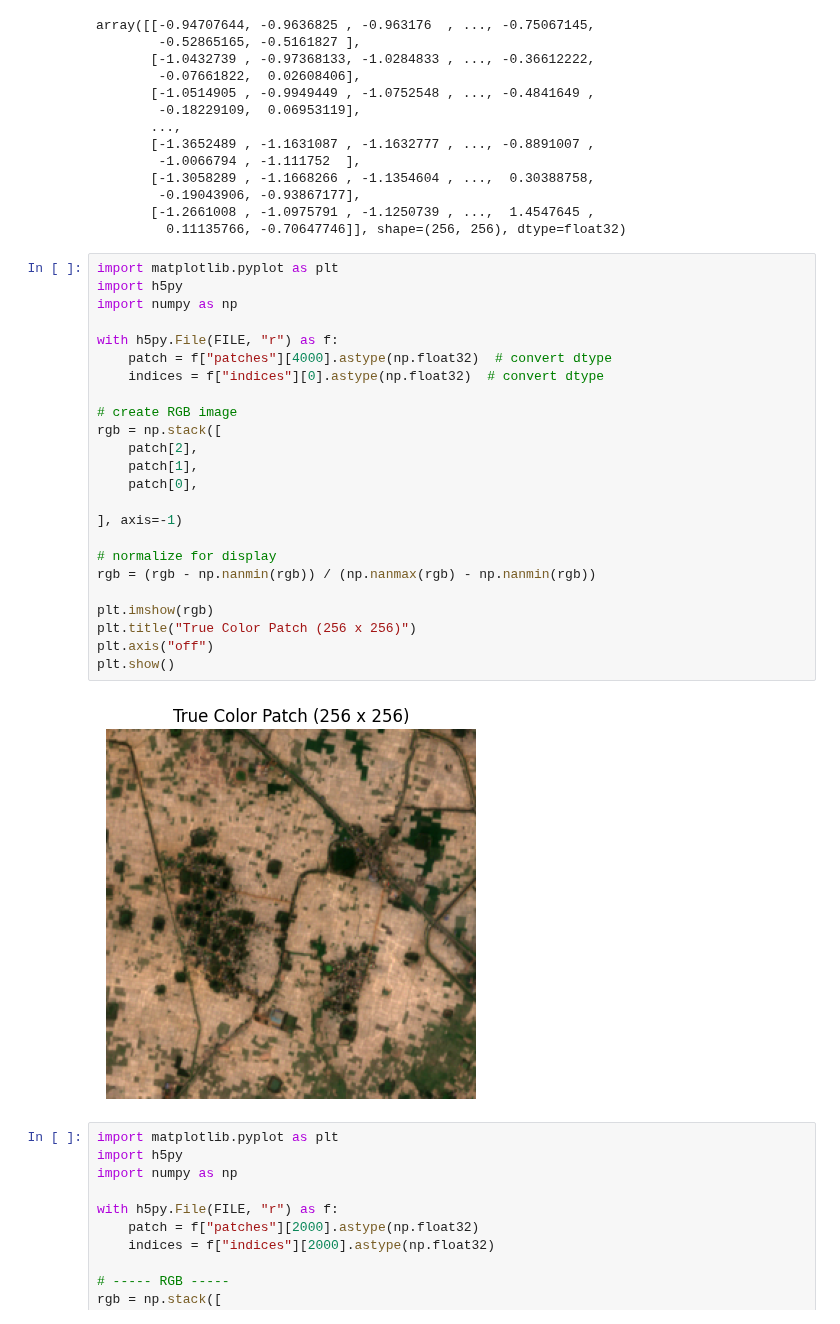
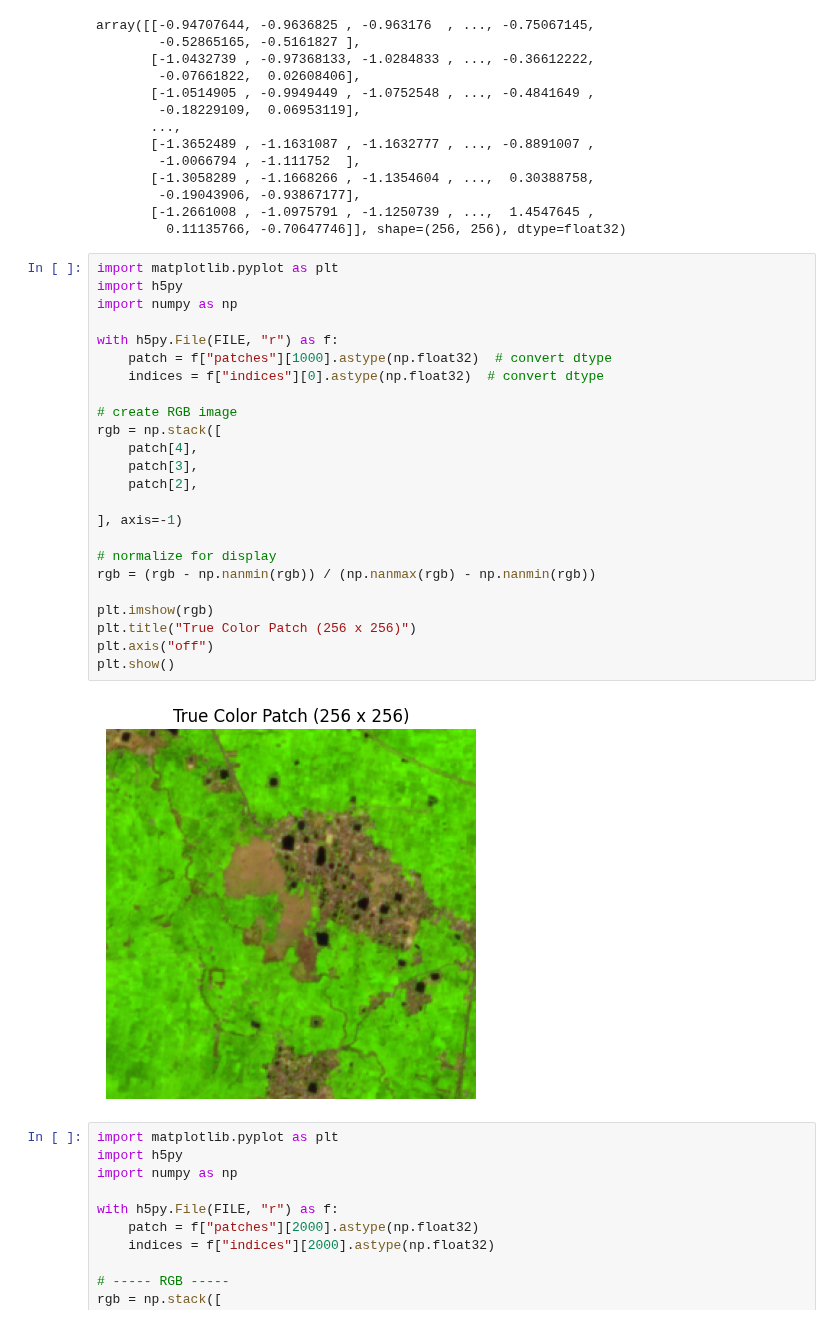
Before and after one commit to Souvik-Dutta12/Final-Yr-Project, a Jupyter notebook: soil_type_classification/models/soil_type_classification.ipynb, the cells around one changed output. Cells and saved outputs as stored; diff of their text form.

```diff
--- a/soil_type_classification/models/soil_type_classification.ipynb
+++ b/soil_type_classification/models/soil_type_classification.ipynb
@@ -788,29 +784,29 @@ array([[-0.94707644, -0.9636825 , -0.963176  , ..., -0.75067145,
 # %%
 import matplotlib.pyplot as plt
 import h5py
 import numpy as np
 
 with h5py.File(FILE, "r") as f:
-    patch = f["patches"][4000].astype(np.float32)  # convert dtype
+    patch = f["patches"][1000].astype(np.float32)  # convert dtype
     indices = f["indices"][0].astype(np.float32)  # convert dtype
 
 # create RGB image
 rgb = np.stack([
+    patch[4],
+    patch[3],
     patch[2],
-    patch[1],
-    patch[0],
 
 ], axis=-1)
 
 # normalize for display
 rgb = (rgb - np.nanmin(rgb)) / (np.nanmax(rgb) - np.nanmin(rgb))
 
 plt.imshow(rgb)
 plt.title("True Color Patch (256 x 256)")
 plt.axis("off")
 plt.show()
 # %% [output]
-[figure, old version]
+[figure, new version]
 # %%
 import matplotlib.pyplot as plt
 import h5py
```
Also changed, not shown: parts of 15 cells of this notebook, 13 other files.
